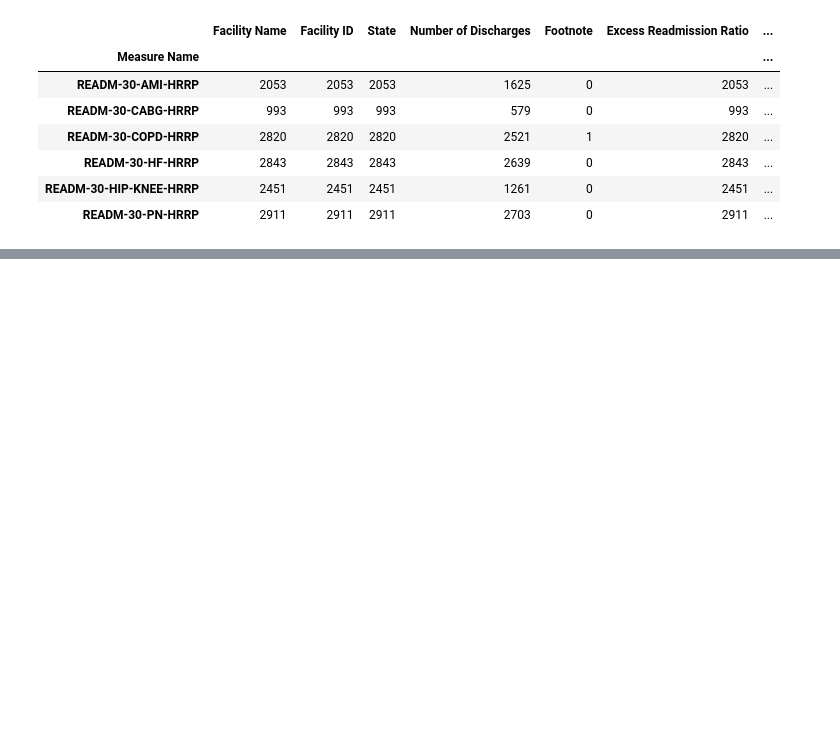
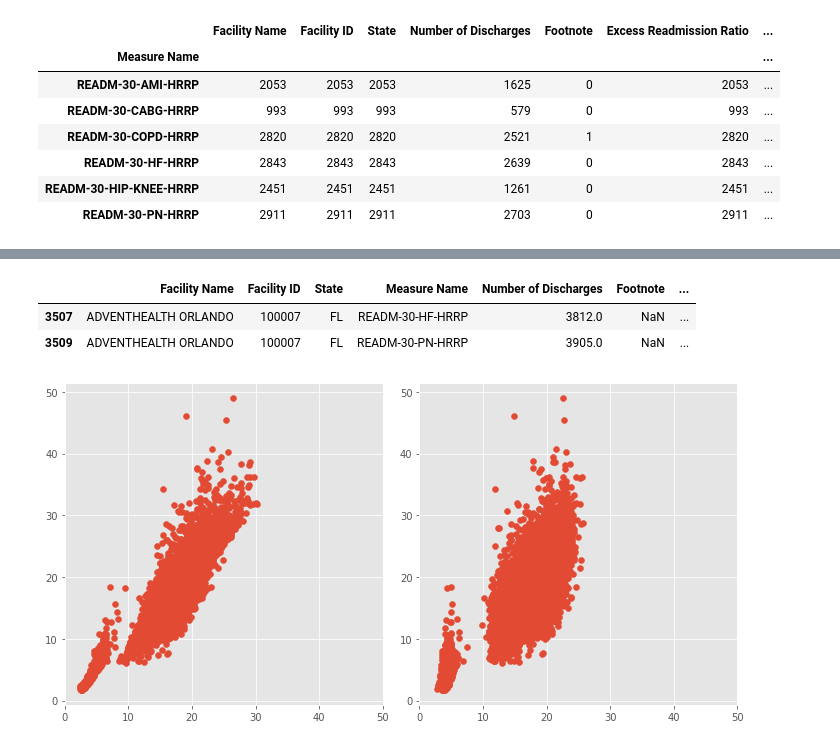
Before and after one commit to norahuntington/hospital-readmissions, a Jupyter notebook: data-exploration.ipynb, the cells around one changed output, grey strips where cells are left out. Cells and saved outputs as stored; diff of their text form; code cells hidden in the pictures; blank space fills up the shorter version.

```diff
--- a/data-exploration.ipynb
+++ b/data-exploration.ipynb
@@ -204,0 +514,18 @@ cal.groupby('Facility ID').count()
+# %%
+clean_data[clean_data['Number of Readmissions'] >= 700]
+# %% [output]
+|  | Facility Name | Facility ID | State | Measure Name | Number of Discharges | Footnote | ... |
+| 3507 | ADVENTHEALTH ORLANDO | 100007 | FL | READM-30-HF-HRRP | 3812.0 | NaN | ... |
+| 3509 | ADVENTHEALTH ORLANDO | 100007 | FL | READM-30-PN-HRRP | 3905.0 | NaN | ... |
+# %%
+fig, ax = plt.subplots(1,2, figsize=(10,5))
+
+ax[0].scatter(clean_data['Predicted Readmission Rate'], clean_data['Readmissions Rate'])
+ax[1].scatter(clean_data['Expected Readmission Rate'], clean_data['Readmissions Rate'])
+
+ax[0].set_xlim([0,50])
+ax[1].set_xlim([0,50])
+
+plt.tight_layout()
+# %% [output]
+[figure, added]
```
Also changed, not shown: parts of 41 cells of this notebook, 2 other files.
